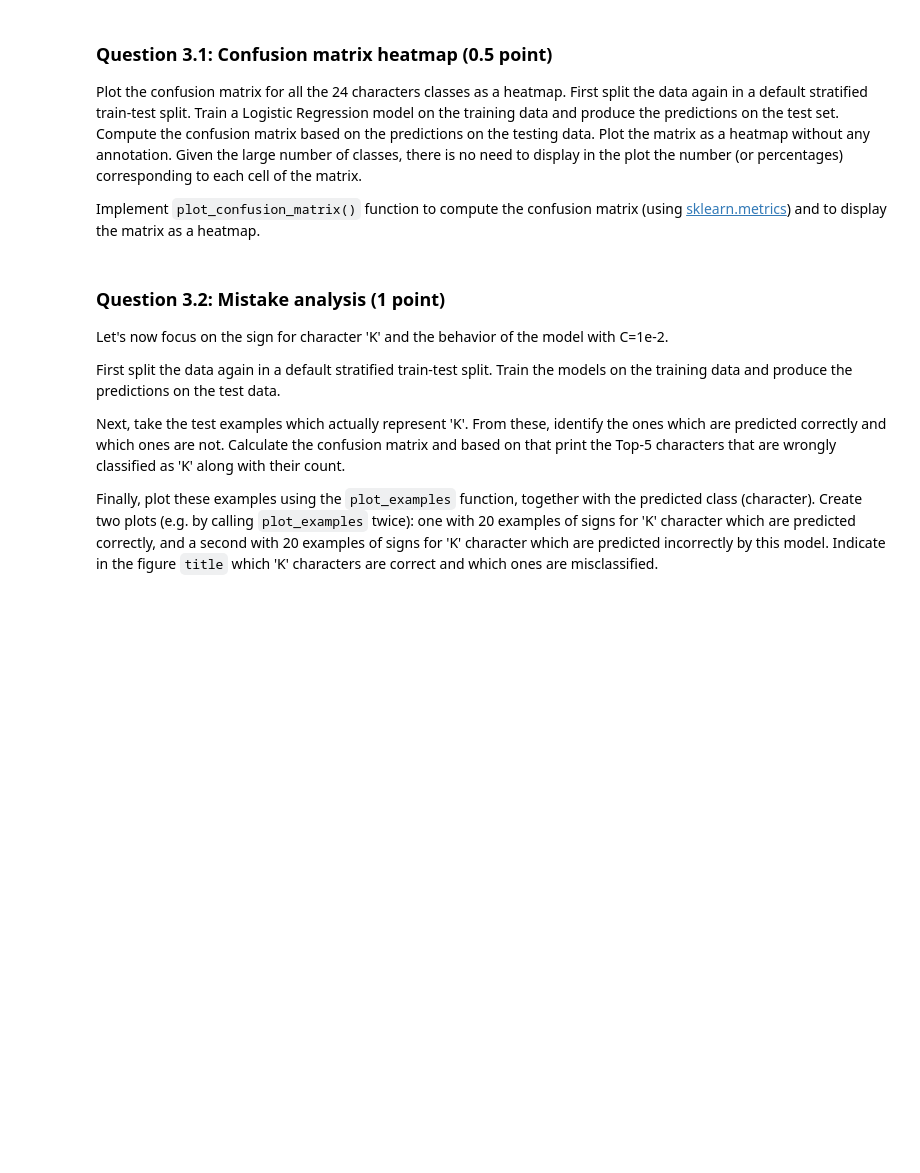
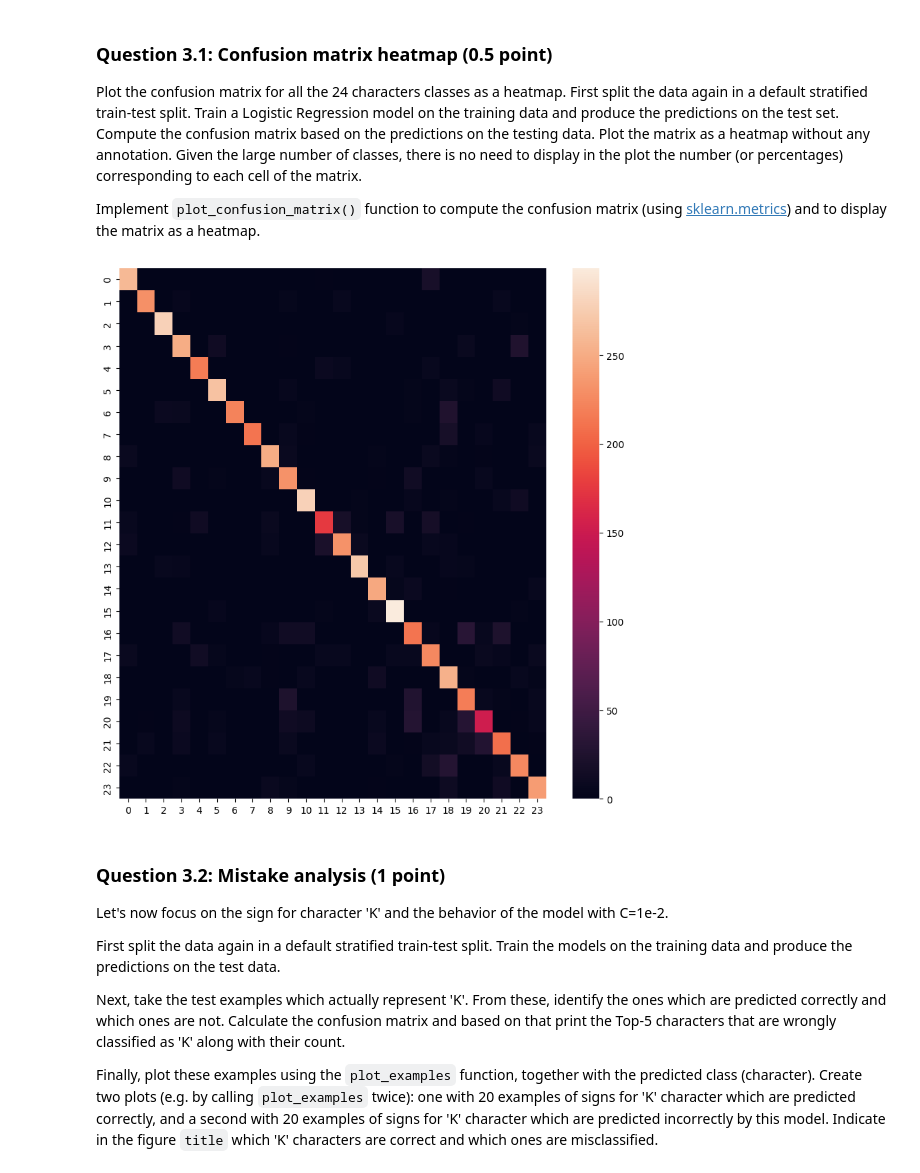
Before and after one commit to PhobosX15/Recognizing-ASL-using-ML-, a Jupyter notebook: Assignment_1_2023.ipynb, the cells around one changed output. Cells and saved outputs as stored; diff of their text form; code cells hidden in the pictures; blank space fills up the shorter version.

```diff
--- a/Assignment_1_2023.ipynb
+++ b/Assignment_1_2023.ipynb
@@ -361,3 +449,20 @@ plot_confusion_matrix(X, y)
+# %%
+# Implement the confusion matrix plot here
+
+
+def plot_confusion_matrix(X, y):
+    X_train, X_test, y_train, y_test = train_test_split(X,y, test_size=0.25, random_state=0,stratify=y)
+    model= LogisticRegression(C=0.01, penalty="l2", max_iter=1000)
+    model.fit(X_train, y_train)
+    y_pred = model.predict(X_test)
+    cm = confusion_matrix(y_test, y_pred)
+    plt.figure(figsize=(10, 10))
+    sns.heatmap(cm, annot=False)
+
+
+plot_confusion_matrix(X, y)
+# %% [output]
+[figure, added]
 # %%
 validation.is_legal_function(plot_confusion_matrix)
 # %% [markdown]
```
Also changed, not shown: parts of 30 cells of this notebook.
